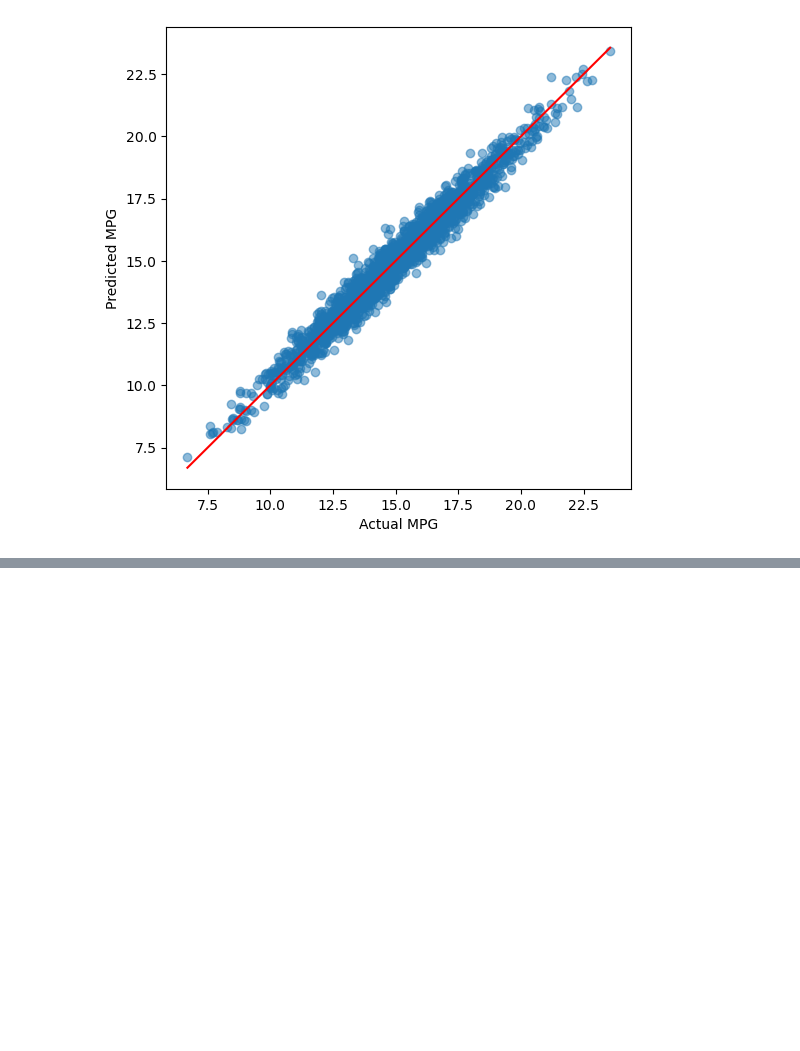
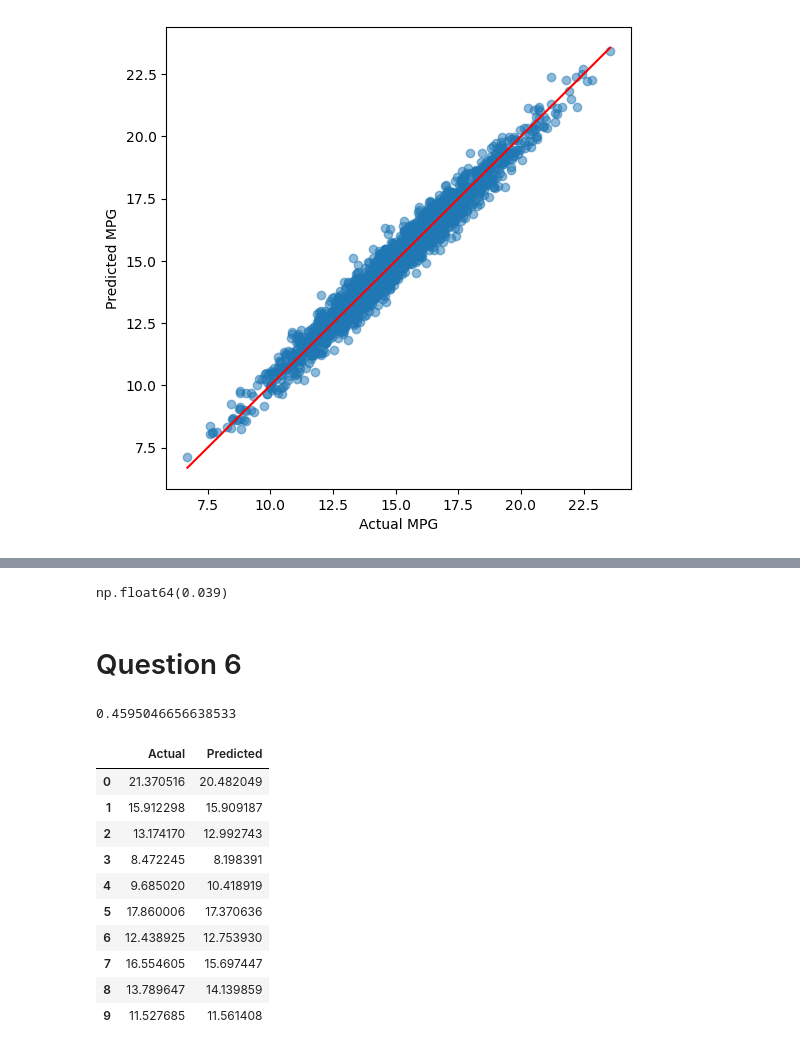
Before and after one commit to rayanahmax/Machine-Learning, a Jupyter notebook: Projects/fuel_efficiency.ipynb, the cells around one changed output, grey strips where cells are left out. Cells and saved outputs as stored; diff of their text form; code cells hidden in the pictures; blank space fills up the shorter version.

```diff
--- a/Projects/fuel_efficiency.ipynb
+++ b/Projects/fuel_efficiency.ipynb
@@ -223,0 +301,73 @@ plt.show()
+# %%
+round(np.std(scores), 3)
+# %% [output]
+np.float64(0.039)
+# %% [markdown]
+# Question 6
+# %%
+n = len(df)
+
+n_test = int(n *0.2)
+n_val = int(n * 0.2)
+n_train = n - n_val - n_test
+
+
+idx = np.arange(n)
+
+np.random.seed(9)
+np.random.shuffle(idx)
+
+df_train = df.iloc[idx[:n_train]]
+df_val = df.iloc[idx[n_train: n_train + n_val]]
+df_test = df.iloc[idx[n_train + n_val: ]]
+
+df_train = df_train.reset_index(drop=True)
+df_val = df_val.reset_index(drop=True)
+df_test = df_test.reset_index(drop=True)
+
+
+y_train = df_train.fuel_efficiency_mpg.values
+y_val = df_val.fuel_efficiency_mpg.values
+y_test = df_test.fuel_efficiency_mpg.values
+
+del df_train['fuel_efficiency_mpg']
+del df_val['fuel_efficiency_mpg']
+del df_test['fuel_efficiency_mpg']
+
+df_full_train = pd.concat([df_train, df_val], axis=0)
+y_full_train = np.concatenate([y_train, y_val])
+
+
+
+X_full_train = prepare_x(df_full_train)
+X_test = prepare_x(df_test)
+
+w0, w = train_linear_regression_reg(X_full_train, y_full_train, r=0.001)
+
+y_pred = w0 + X_test.dot(w)
+
+score = rmse(y_test, y_pred)
+print(score)
+# %% [output]
+0.4595046656638533
+# %%
+import pandas as pd
+
+comparison = pd.DataFrame({
+    'Actual': y_test,
+    'Predicted': y_pred
+})
+
+comparison.head(10)
+# %% [output]
+|  | Actual | Predicted |
+| 0 | 21.370516 | 20.482049 |
+| 1 | 15.912298 | 15.909187 |
+| 2 | 13.174170 | 12.992743 |
+| 3 | 8.472245 | 8.198391 |
+| 4 | 9.685020 | 10.418919 |
+| 5 | 17.860006 | 17.370636 |
+| 6 | 12.438925 | 12.753930 |
+| 7 | 16.554605 | 15.697447 |
+| 8 | 13.789647 | 14.139859 |
+| 9 | 11.527685 | 11.561408 |
```
Also changed, not shown: parts of 12 cells of this notebook.
